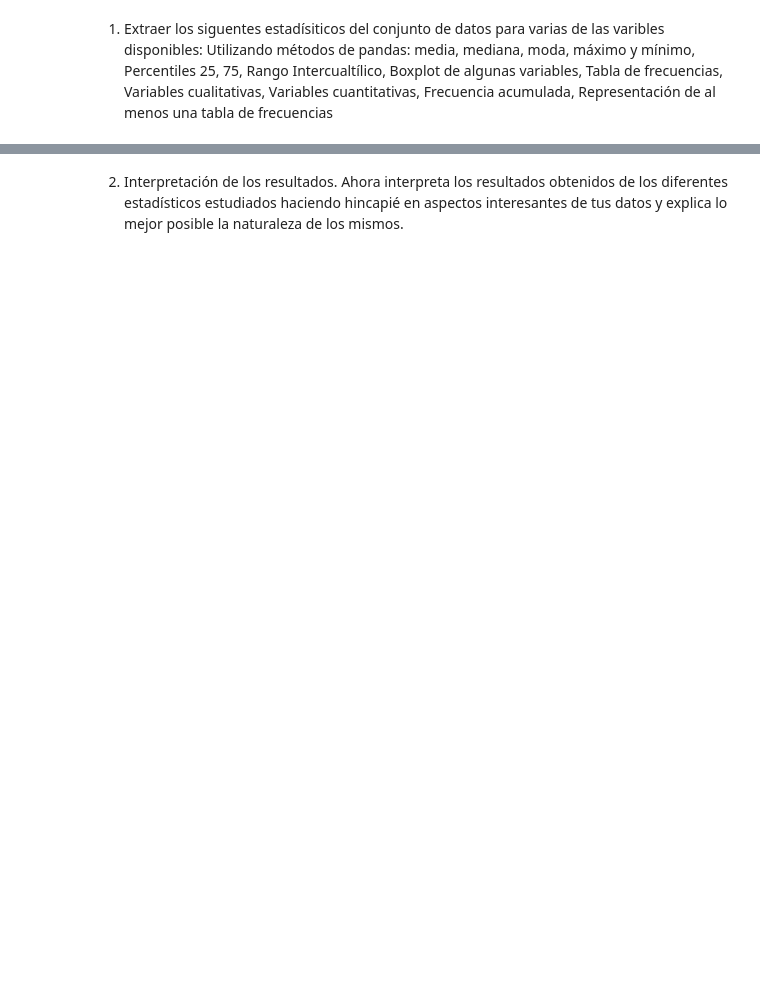
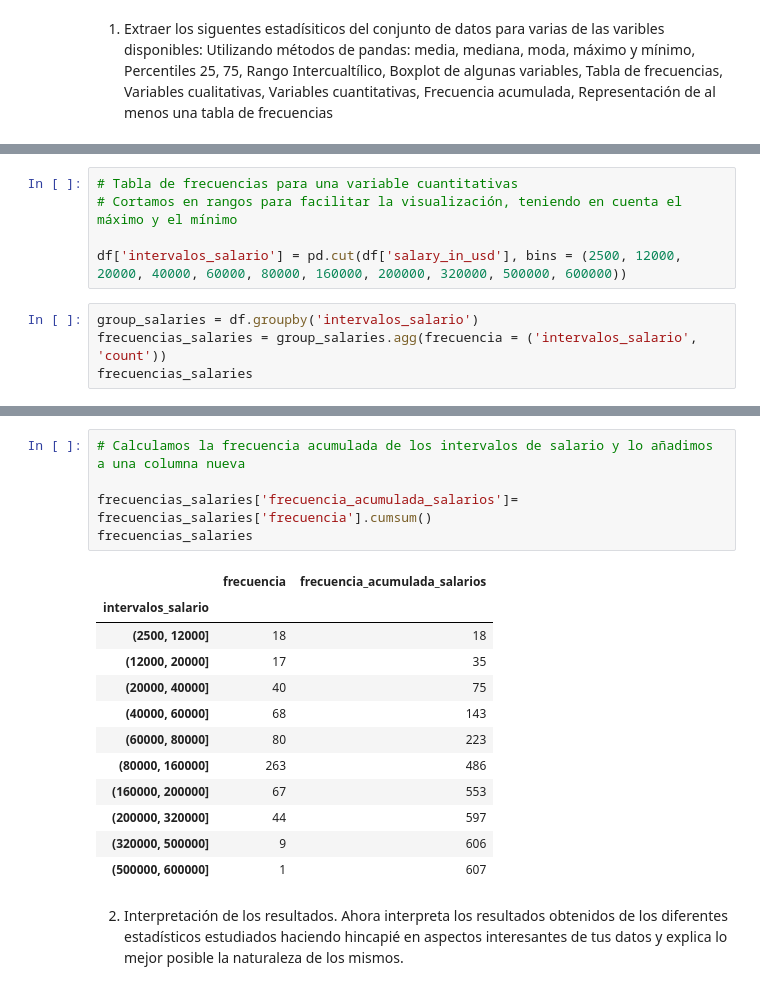
Before and after one commit to Adalab/DA-promo-b-modulo2-sprint-1-Antoanela-Chloe, a Jupyter notebook: estadistica/pp-modulo-2-sprint-1-estadistica-II.ipynb, the cells around one changed output, grey strips where cells are left out. Saved outputs shown, nothing was run; the diff lists cells and outputs as text; blank space fills up the shorter version.

```diff
--- a/estadistica/pp-modulo-2-sprint-1-estadistica-II.ipynb
+++ b/estadistica/pp-modulo-2-sprint-1-estadistica-II.ipynb
@@ -139,0 +136,9 @@ Staff Data Scientist                               1
+# %%
+# Tabla de frecuencias para una variable cuantitativas
+# Cortamos en rangos para facilitar la visualización, teniendo en cuenta el máximo y el mínimo
+
+df['intervalos_salario'] = pd.cut(df['salary_in_usd'], bins = (2500, 12000, 20000, 40000, 60000, 80000, 160000, 200000, 320000, 500000, 600000))
+# %%
+group_salaries = df.groupby('intervalos_salario')
+frecuencias_salaries = group_salaries.agg(frecuencia = ('intervalos_salario', 'count'))
+frecuencias_salaries
@@ -140,3 +158,21 @@ Staff Data Scientist                               1
+# %%
+# Calculamos la frecuencia acumulada de los intervalos de salario y lo añadimos a una columna nueva
+
+frecuencias_salaries['frecuencia_acumulada_salarios']= frecuencias_salaries['frecuencia'].cumsum()
+frecuencias_salaries
+# %% [output]
+|  | frecuencia | frecuencia_acumulada_salarios |
+| intervalos_salario |  |  |
+| (2500, 12000] | 18 | 18 |
+| (12000, 20000] | 17 | 35 |
+| (20000, 40000] | 40 | 75 |
+| (40000, 60000] | 68 | 143 |
+| (60000, 80000] | 80 | 223 |
+| (80000, 160000] | 263 | 486 |
+| (160000, 200000] | 67 | 553 |
+| (200000, 320000] | 44 | 597 |
+| (320000, 500000] | 9 | 606 |
+| (500000, 600000] | 1 | 607 |
 # %% [markdown]
 2. Interpretación de los resultados.
 Ahora interpreta los resultados obtenidos de los diferentes estadísticos estudiados haciendo hincapié en aspectos interesantes de tus datos y explica lo mejor posible la naturaleza de los mismos.
```
Also changed, not shown: parts of 12 cells of this notebook.
